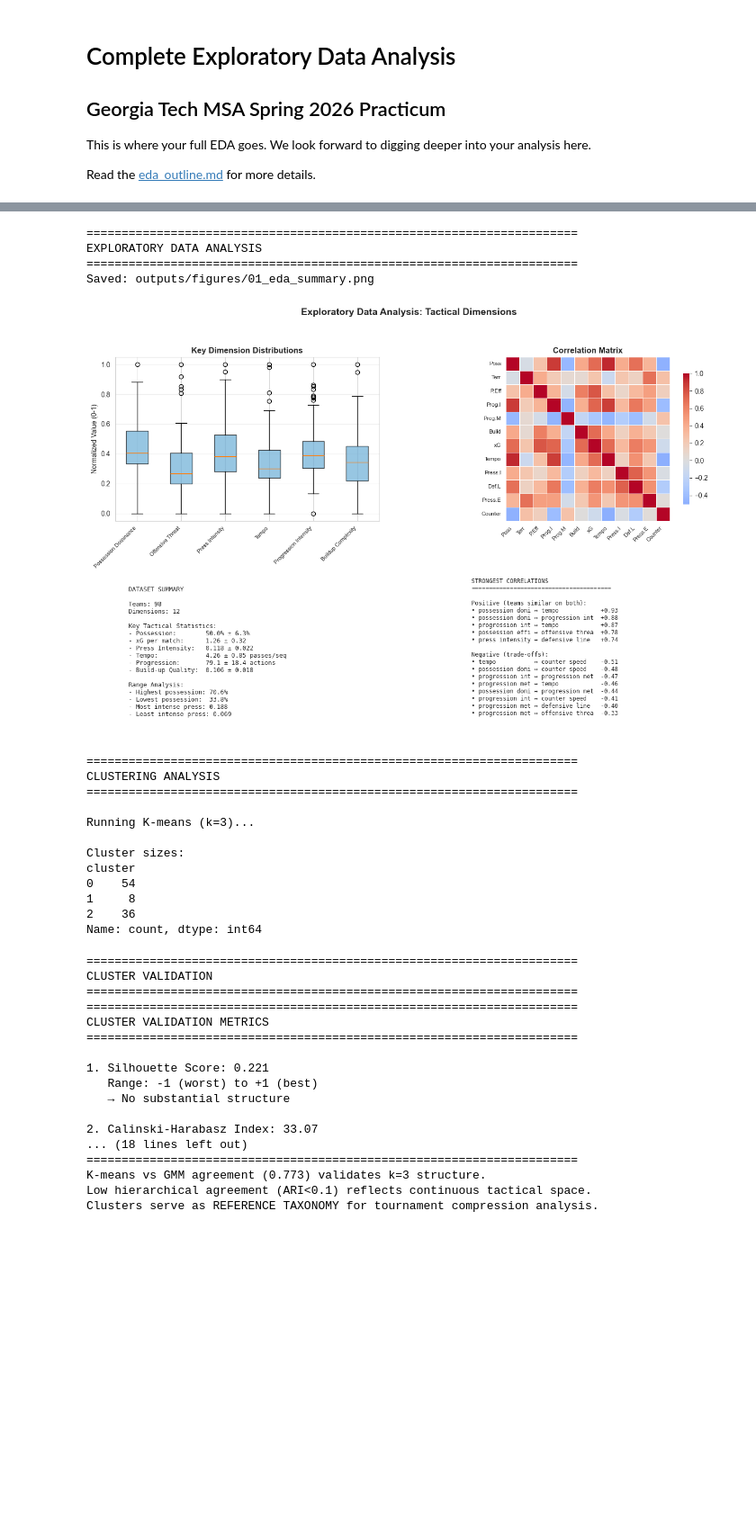
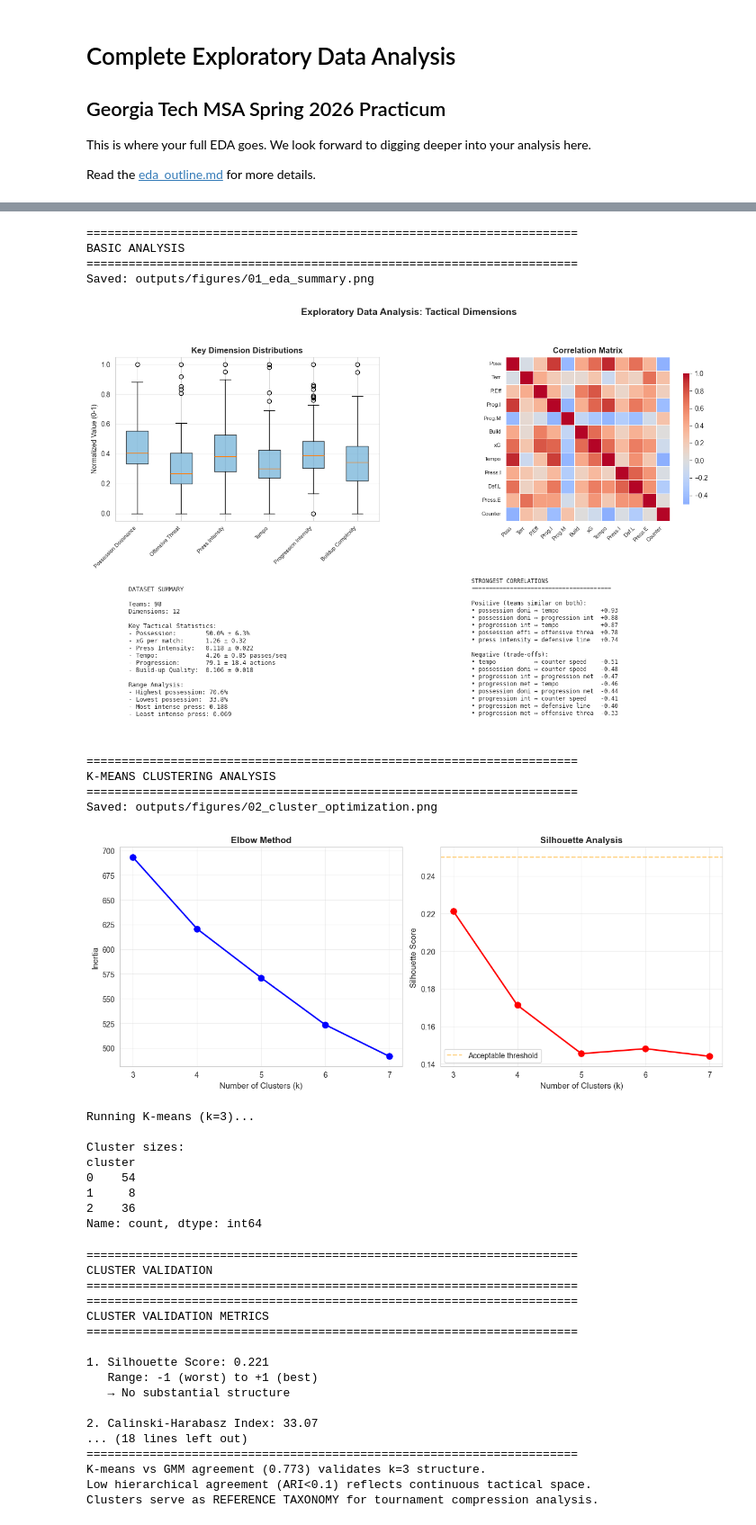
Before and after one commit to soh364/soccer-analytics-capstone-XOh, a Jupyter notebook: eda/EDA.ipynb, the cells around one changed output, grey strips where cells are left out. Shown at 90% size. Saved outputs shown, nothing was run; the diff lists cells and outputs as text; code cells hidden in the pictures; blank space fills up the shorter version.

```diff
--- a/eda/EDA.ipynb
+++ b/eda/EDA.ipynb
@@ -53,16 +55,16 @@ print("✓ Setup complete")
 # PART 1: BASELINE TAXONOMY (MEN'S CLUB 2015/16)
 # ============================================================================
 
-# Cell 2: Load and Profile Baseline Data
+# Load and Profile Baseline Data
 print("="*70)
 print("LOADING BASELINE: MEN'S CLUB 2015/16")
 print("="*70)
 
 loader = TacticalDataLoader()
-metrics_baseline = loader.load_scope('men_club_2015', verbose=True)
+metrics_baseline = loader.load_scope('men_club_2015', verbose=False)
 
 # Build profiles
-men_club_profiles = build_team_profile(metrics_baseline, verbose=True)
+men_club_profiles = build_team_profile(metrics_baseline, verbose=False)
 
 # Convert to pandas for analysis
 men_club_pd = men_club_profiles.to_pandas()
@@ -93,7 +95,6 @@ Directory: /Users/5soomi/Desktop/school-project/soccer-analytics-capstone-templa
 # %%
-# Cell 3: Exploratory Data Analysis
 print("\n" + "="*70)
-print("EXPLORATORY DATA ANALYSIS")
+print("BASIC ANALYSIS")
 print("="*70)
 
 dimensions = [
@@ -108,52 +109,52 @@ save_figure(fig, '01_eda_summary.png')
 plt.show()
 # %% [output]
 ======================================================================
-EXPLORATORY DATA ANALYSIS
+BASIC ANALYSIS
 ======================================================================
 Saved: outputs/figures/01_eda_summary.png
 [figure]
 # %%
-# Cell 4: Clustering Analysis
 print("\n" + "="*70)
-print("CLUSTERING ANALYSIS")
+print("K-MEANS CLUSTERING ANALYSIS")
 print("="*70)
 
 # Initialize clustering
 clusterer = TacticalClustering(dimensions)
 scaled_data = clusterer.prepare_data(men_club_pd)
 
-# Optimize k (optional - can comment out after first run)
-# optimization_results = clusterer.optimize_k(k_range=range(3, 8))
-# fig, axes = plot_clustering_validation_compact(optimization_results)
-# save_figure(fig, '02_cluster_optimization.png')
-# plt.show()
+# Optimize k
+optimization_results = clusterer.optimize_k(k_range=range(3, 8))
+fig, axes = plot_clustering_validation_compact(optimization_results)
+save_figure(fig, '02_cluster_optimization.png')
+plt.show()
 
 # Run k-means with k=3
 print("\nRunning K-means (k=3)...")
 clustering_results = clusterer.run_kmeans(k=3, random_state=42)
 
 # Add labels to dataframe
 men_club_pd['cluster'] = clustering_results['labels']
 cluster_centers = clustering_results['centers']
 
 # Add cluster sizes
 cluster_centers['size'] = men_club_pd['cluster'].value_counts().sort_index().values
 
 print("\nCluster sizes:")
 print(men_club_pd['cluster'].value_counts().sort_index())
 # %% [output]
 ======================================================================
-CLUSTERING ANALYSIS
+K-MEANS CLUSTERING ANALYSIS
 ======================================================================
-
-Running K-means (k=3)...
-
-Cluster sizes:
-cluster
-0    54
-1     8
-2    36
-Name: count, dtype: int64
+Saved: outputs/figures/02_cluster_optimization.png
+[figure, added]
+Running K-means (k=3)...
+
+Cluster sizes:
+cluster
+0    54
+1     8
+2    36
+Name: count, dtype: int64
 # %%
 # Cell 5: Cluster Validation
 print("\n" + "="*70)
```
Also changed, not shown: parts of 8 cells of this notebook, 3 other files.
